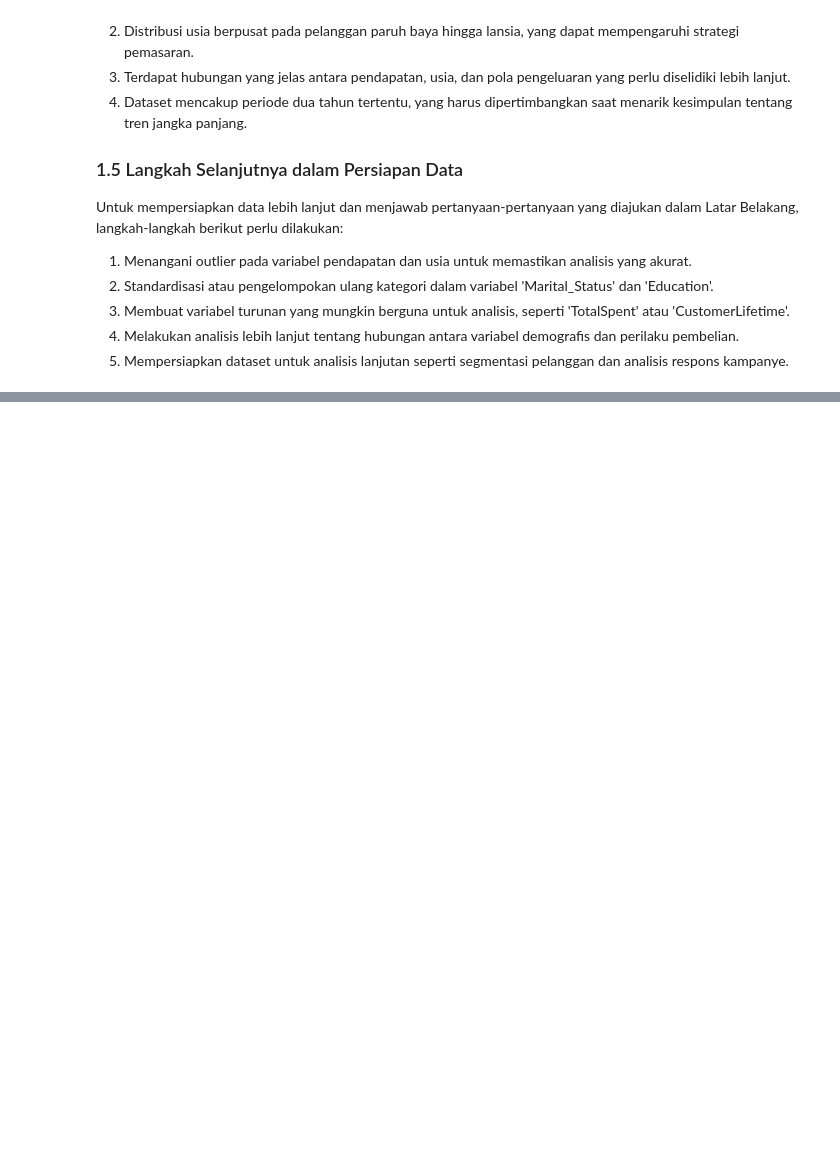
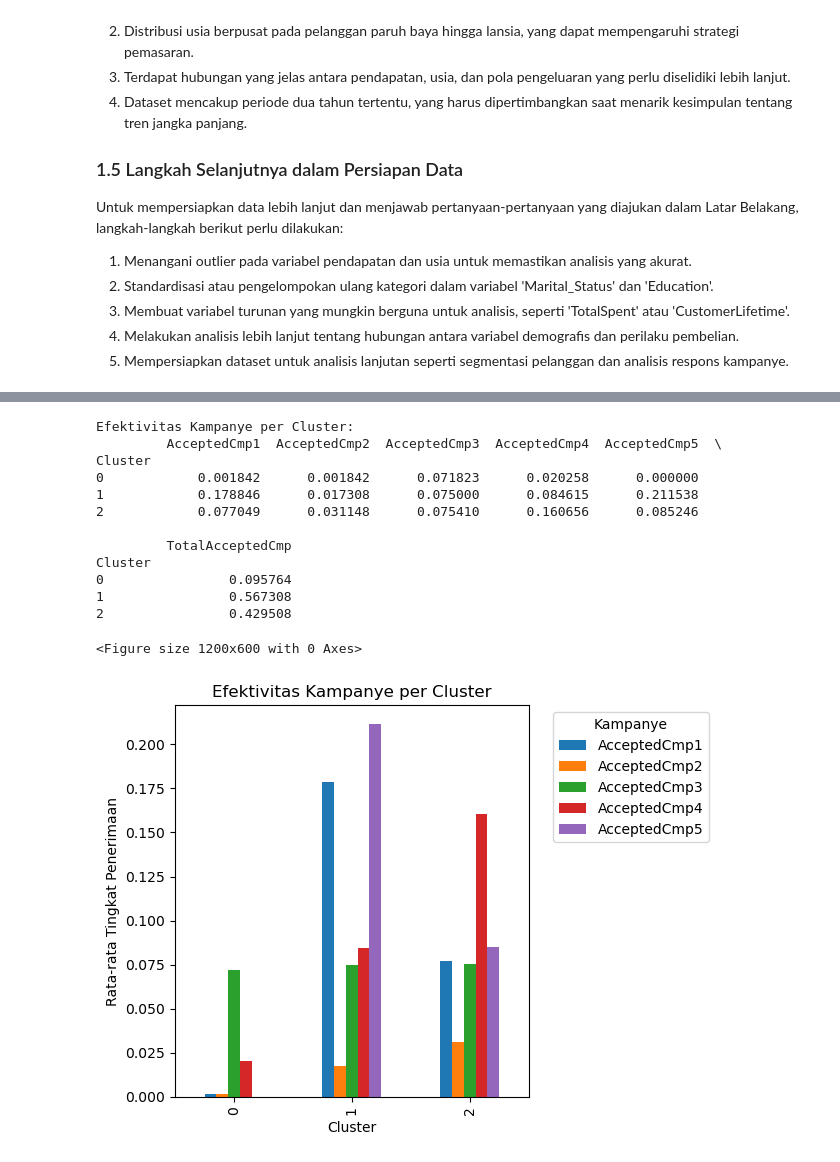
Before and after one commit to rymanalu/purwadhika-capstone-project-2, a Jupyter notebook: Capstone Project Module 2.ipynb, the cells around one changed output, grey strips where cells are left out. Cells and saved outputs as stored; diff of their text form; code cells hidden in the pictures; blank space fills up the shorter version.

```diff
--- a/Capstone Project Module 2.ipynb
+++ b/Capstone Project Module 2.ipynb
@@ -214,0 +538,34 @@ Untuk mempersiapkan data lebih lanjut dan menjawab pertanyaan-pertanyaan yang di
+# %%
+# Menambahkan kolom total kampanye yang diterima
+df['TotalAcceptedCmp'] = df['AcceptedCmp1'] + df['AcceptedCmp2'] + df['AcceptedCmp3'] + df['AcceptedCmp4'] + df['AcceptedCmp5']
+
+# Menghitung rata-rata penerimaan kampanye untuk setiap cluster
+campaign_effectiveness = df.groupby('Cluster')[['AcceptedCmp1', 'AcceptedCmp2', 'AcceptedCmp3', 'AcceptedCmp4', 'AcceptedCmp5', 'TotalAcceptedCmp']].mean()
+
+print("Efektivitas Kampanye per Cluster:")
+print(campaign_effectiveness)
+
+# Visualisasi efektivitas kampanye
+plt.figure(figsize=(12, 6))
+campaign_effectiveness[['AcceptedCmp1', 'AcceptedCmp2', 'AcceptedCmp3', 'AcceptedCmp4', 'AcceptedCmp5']].plot(kind='bar')
+plt.title('Efektivitas Kampanye per Cluster')
+plt.xlabel('Cluster')
+plt.ylabel('Rata-rata Tingkat Penerimaan')
+plt.legend(title='Kampanye', bbox_to_anchor=(1.05, 1), loc='upper left')
+plt.tight_layout()
+plt.show()
+# %% [output]
+Efektivitas Kampanye per Cluster:
+         AcceptedCmp1  AcceptedCmp2  AcceptedCmp3  AcceptedCmp4  AcceptedCmp5  \
+Cluster
+0            0.001842      0.001842      0.071823      0.020258      0.000000
+1            0.178846      0.017308      0.075000      0.084615      0.211538
+2            0.077049      0.031148      0.075410      0.160656      0.085246
+
+         TotalAcceptedCmp
+Cluster
+0                0.095764
+1                0.567308
+2                0.429508
+<Figure size 1200x600 with 0 Axes>
+[figure, added]
```
Also changed, not shown: parts of 16 cells of this notebook.
